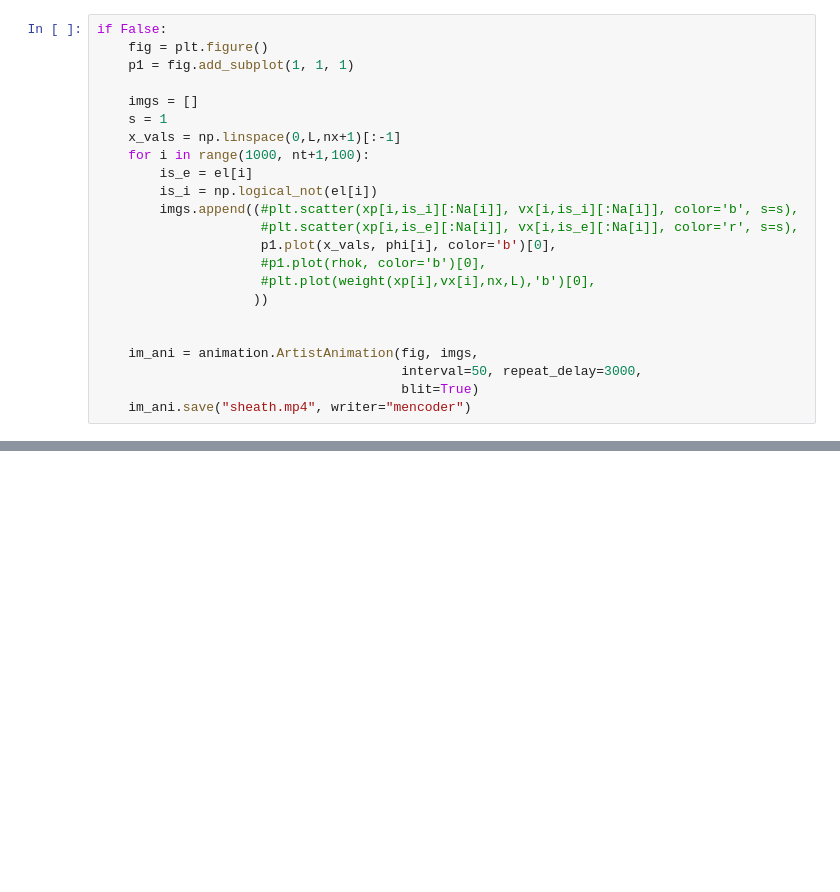
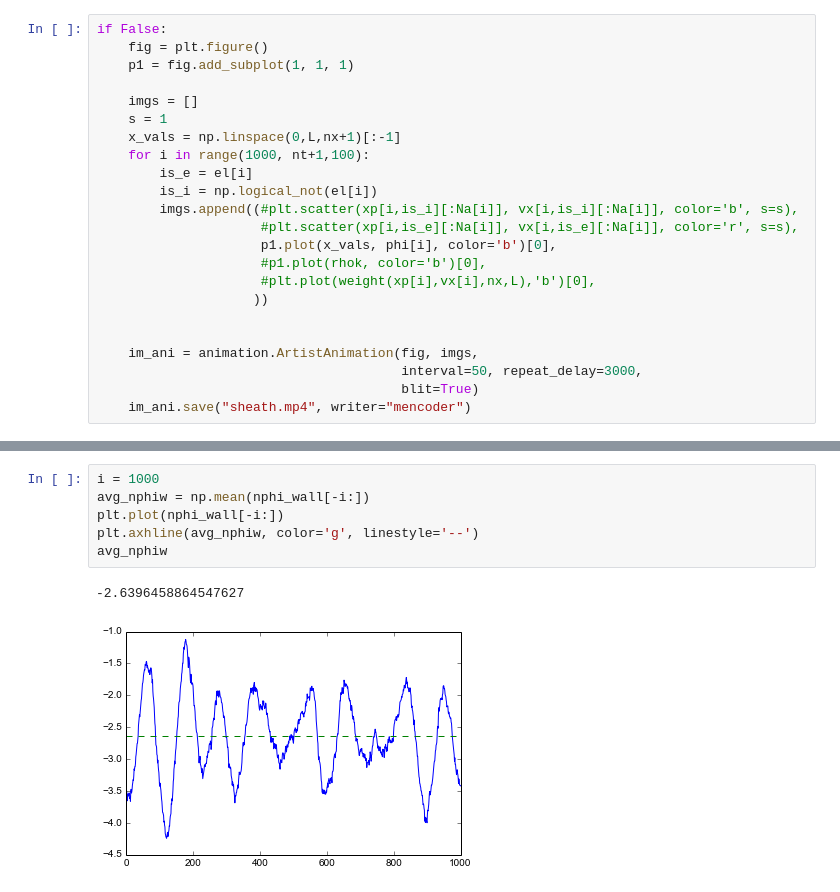
Before and after one commit to shigh/pyes1, a Jupyter notebook: pyes1/sheath.ipynb, the cells around one changed output, grey strips where cells are left out. Cells and saved outputs as stored; diff of their text form; blank space fills up the shorter version.

```diff
--- a/pyes1/sheath.ipynb
+++ b/pyes1/sheath.ipynb
@@ -120,3 +122,12 @@ plt.savefig("sheath-profile.pdf")
+# %%
+i = 1000
+avg_nphiw = np.mean(nphi_wall[-i:])
+plt.plot(nphi_wall[-i:])
+plt.axhline(avg_nphiw, color='g', linestyle='--')
+avg_nphiw
+# %% [output]
+-2.6396458864547627
+[figure, added]
 # %%
 plt.plot(Na)
 # %% [output]
```
Also changed, not shown: parts of 6 cells of this notebook.
